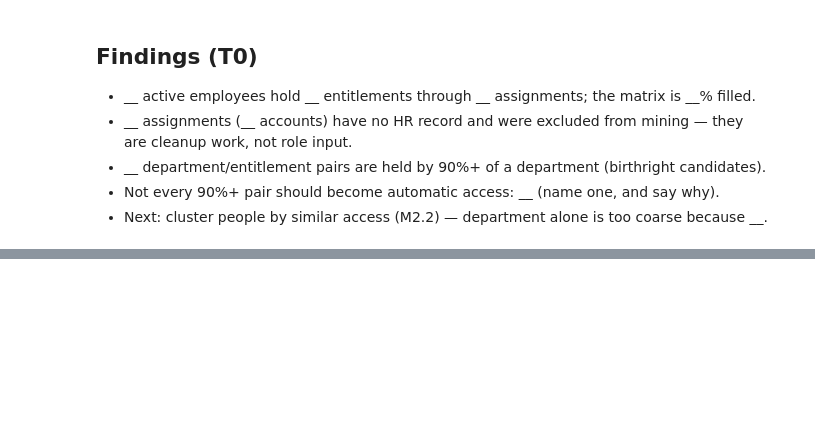
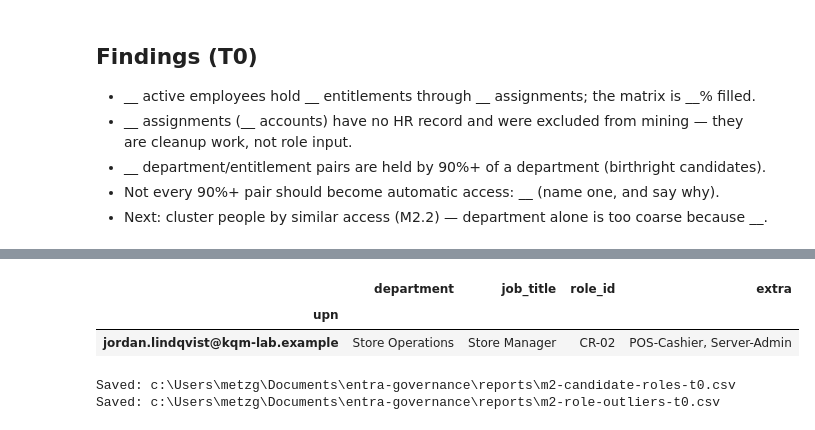
Before and after one commit to Connor-Metzger/entra-governance, a Jupyter notebook: notebooks/role_mining.ipynb, the cells around one changed output, grey strips where cells are left out. Saved outputs shown, nothing was run; the diff lists cells and outputs as text; code cells hidden in the pictures; blank space fills up the shorter version.

```diff
--- a/notebooks/role_mining.ipynb
+++ b/notebooks/role_mining.ipynb
@@ -183,0 +325,19 @@ Department/entitlement pairs held by 90%+ of the department: 17
+# %%
+cluster_to_role = dict(zip(roles["cluster"], roles["role_id"]))
+outliers = []
+for upn in matrix.index:
+    held = access_of(upn)
+    if in_role[upn]:
+        extra = held - core[labels[upn]]
+        if extra:
+            outliers.append({"upn": upn, "type": "Extra access beyond role",
+                             "role_id": cluster_to_role[labels[upn]], "extra": ", ".join(sorted(extra))})
+    else:
+        outliers.append({"upn": upn, "type": "No role fit", "role_id": "", "extra": ", ".join(sorted(held))})
+outliers = pd.DataFrame(outliers).set_index("upn").join(people)
+print(outliers["type"].value_counts())
+print()
+extra_counts = (outliers[outliers["type"] == "Extra access beyond role"]["extra"]
+                .str.split(", ").explode().value_counts())
+print("Most common access held outside a role core:")
+print(extra_counts.head(5))
@@ -183,0 +358,15 @@ Department/entitlement pairs held by 90%+ of the department: 17
+# %%
+manager_with_till = outliers[(outliers["job_title"] == "Store Manager") & outliers["extra"].str.contains("POS-Cashier")]
+manager_with_till[["department", "job_title", "role_id", "extra"]]
+# %% [output]
+|  | department | job_title | role_id | extra |
+| upn |  |  |  |  |
+| jordan.lindqvist@kqm-lab.example | Store Operations | Store Manager | CR-02 | POS-Cashier, Server-Admin |
+# %%
+roles.drop(columns="cluster").to_csv(REPORTS / "m2-candidate-roles-t0.csv", index=False)
+outliers.to_csv(REPORTS / "m2-role-outliers-t0.csv")
+print("Saved:", REPORTS / "m2-candidate-roles-t0.csv")
+print("Saved:", REPORTS / "m2-role-outliers-t0.csv")
+# %% [output]
+Saved: c:\Users\metzg\Documents\entra-governance\reports\m2-candidate-roles-t0.csv
+Saved: c:\Users\metzg\Documents\entra-governance\reports\m2-role-outliers-t0.csv
```
Also changed, not shown: parts of 10 cells of this notebook, 4 other files.
